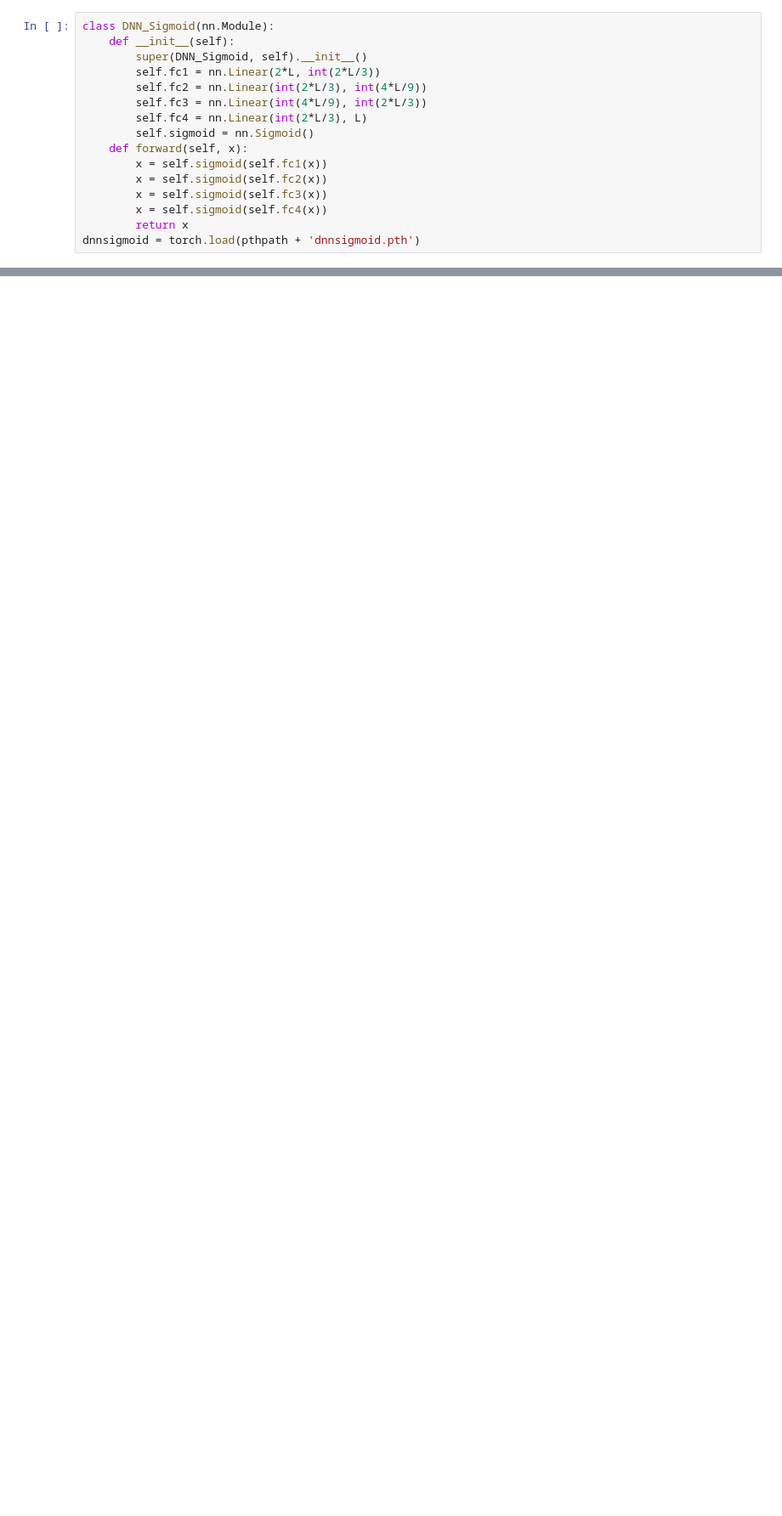
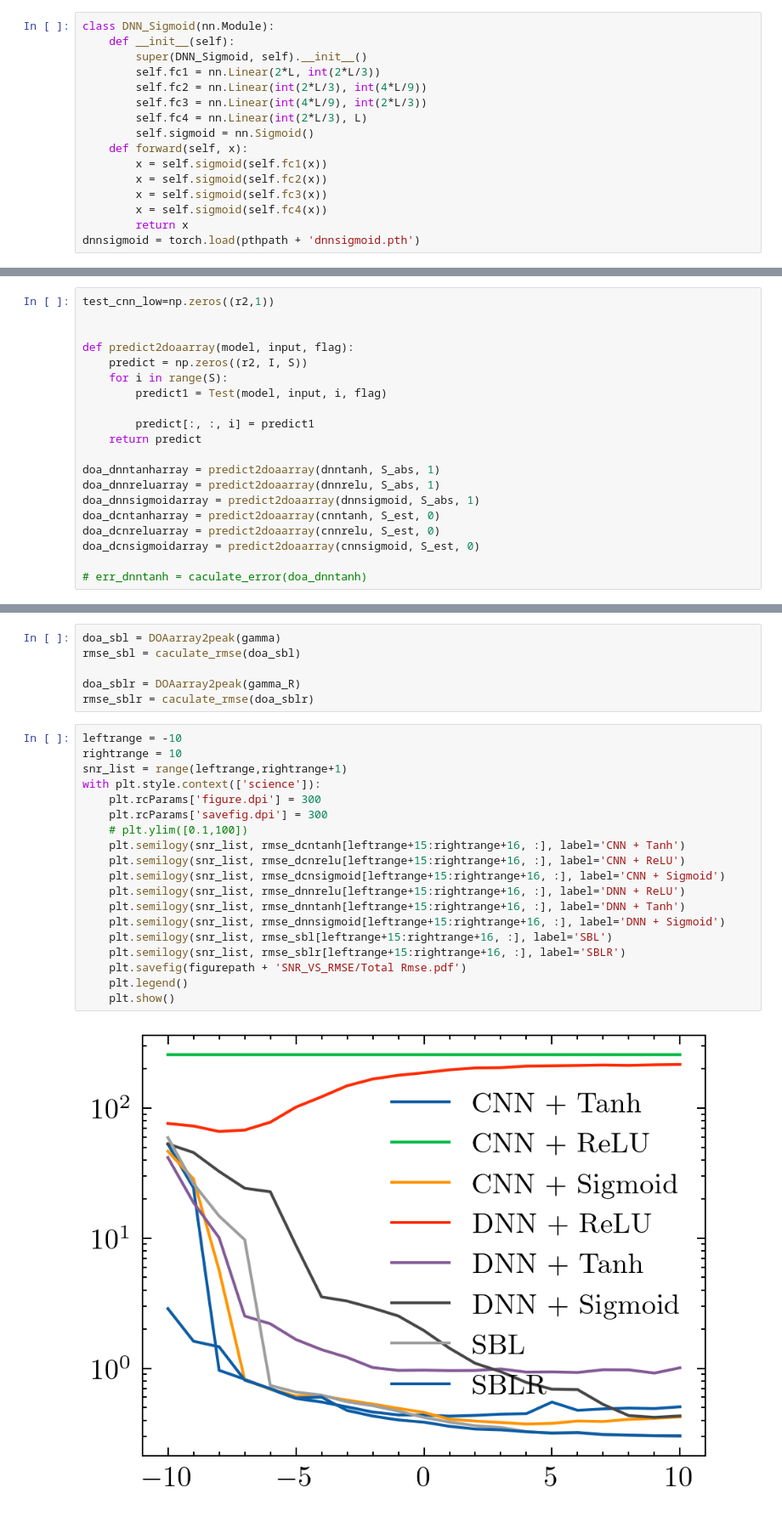
Before and after one commit to McLinWxl/CodesReproduction, a Jupyter notebook: DCN-DOA/ReproducedCodes/SNR_RMSE.ipynb, the cells around one changed output, grey strips where cells are left out. Shown at 85% size. Saved outputs shown, nothing was run; the diff lists cells and outputs as text; blank space fills up the shorter version.

Commit message:
SNR_vs_RMSE

```diff
--- a/DCN-DOA/ReproducedCodes/SNR_RMSE.ipynb
+++ b/DCN-DOA/ReproducedCodes/SNR_RMSE.ipynb
@@ -180,4 +183,24 @@ def Test(model, inputx, k, flag):
             ls.append(y)
     predict = np.array(ls)
     return predict
+# %%
+test_cnn_low=np.zeros((r2,1))
+
+
+def predict2doaarray(model, input, flag):
+    predict = np.zeros((r2, I, S))
+    for i in range(S):
+        predict1 = Test(model, input, i, flag)
+
+        predict[:, :, i] = predict1
+    return predict
+
+doa_dnntanharray = predict2doaarray(dnntanh, S_abs, 1)
+doa_dnnreluarray = predict2doaarray(dnnrelu, S_abs, 1)
+doa_dnnsigmoidarray = predict2doaarray(dnnsigmoid, S_abs, 1)
+doa_dcntanharray = predict2doaarray(cnntanh, S_est, 0)
+doa_dcnreluarray = predict2doaarray(cnnrelu, S_est, 0)
+doa_dcnsigmoidarray = predict2doaarray(cnnsigmoid, S_est, 0)
+
+# err_dnntanh = caculate_error(doa_dnntanh)
 # %%
@@ -264,0 +271,27 @@ doa_dcntanh = predict2doa(cnntanh, S_est, 0)
+# %%
+doa_sbl = DOAarray2peak(gamma)
+rmse_sbl = caculate_rmse(doa_sbl)
+
+doa_sblr = DOAarray2peak(gamma_R)
+rmse_sblr = caculate_rmse(doa_sblr)
+# %%
+leftrange = -10
+rightrange = 10
+snr_list = range(leftrange,rightrange+1)
+with plt.style.context(['science']):
+    plt.rcParams['figure.dpi'] = 300
+    plt.rcParams['savefig.dpi'] = 300
+    # plt.ylim([0.1,100])
+    plt.semilogy(snr_list, rmse_dcntanh[leftrange+15:rightrange+16, :], label='CNN + Tanh')
+    plt.semilogy(snr_list, rmse_dcnrelu[leftrange+15:rightrange+16, :], label='CNN + ReLU')
+    plt.semilogy(snr_list, rmse_dcnsigmoid[leftrange+15:rightrange+16, :], label='CNN + Sigmoid')
+    plt.semilogy(snr_list, rmse_dnnrelu[leftrange+15:rightrange+16, :], label='DNN + ReLU')
+    plt.semilogy(snr_list, rmse_dnntanh[leftrange+15:rightrange+16, :], label='DNN + Tanh')
+    plt.semilogy(snr_list, rmse_dnnsigmoid[leftrange+15:rightrange+16, :], label='DNN + Sigmoid')
+    plt.semilogy(snr_list, rmse_sbl[leftrange+15:rightrange+16, :], label='SBL')
+    plt.semilogy(snr_list, rmse_sblr[leftrange+15:rightrange+16, :], label='SBLR')
+    plt.savefig(figurepath + 'SNR_VS_RMSE/Total Rmse.pdf')
+    plt.legend()
+    plt.show()
+# %% [output]
+[figure, added]
```
Also changed, not shown: parts of 6 cells of this notebook, 18 other files.
